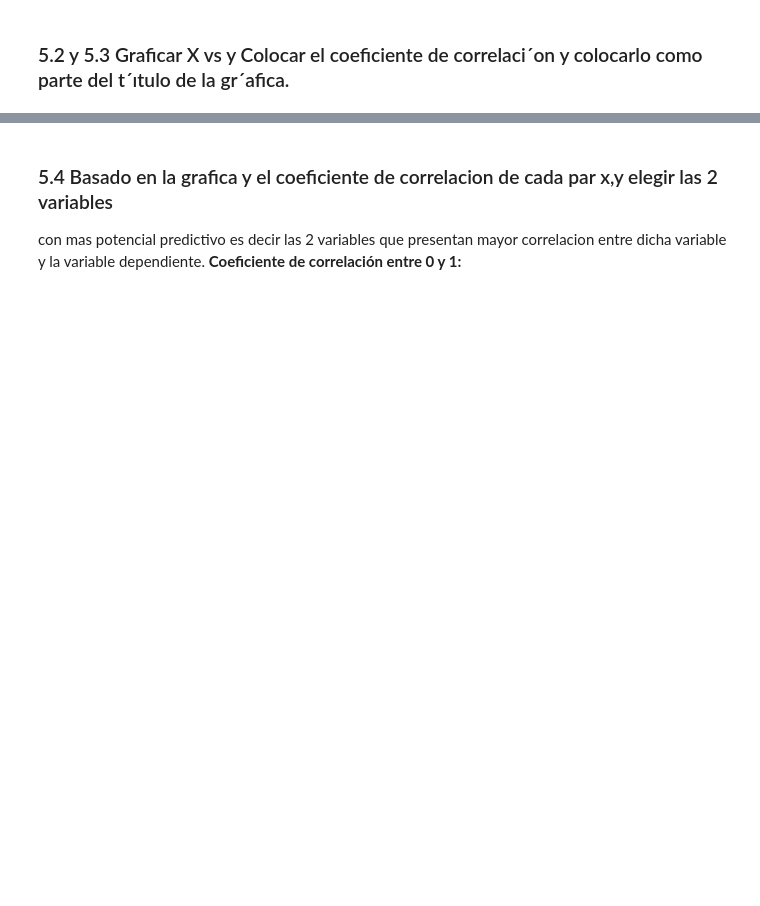
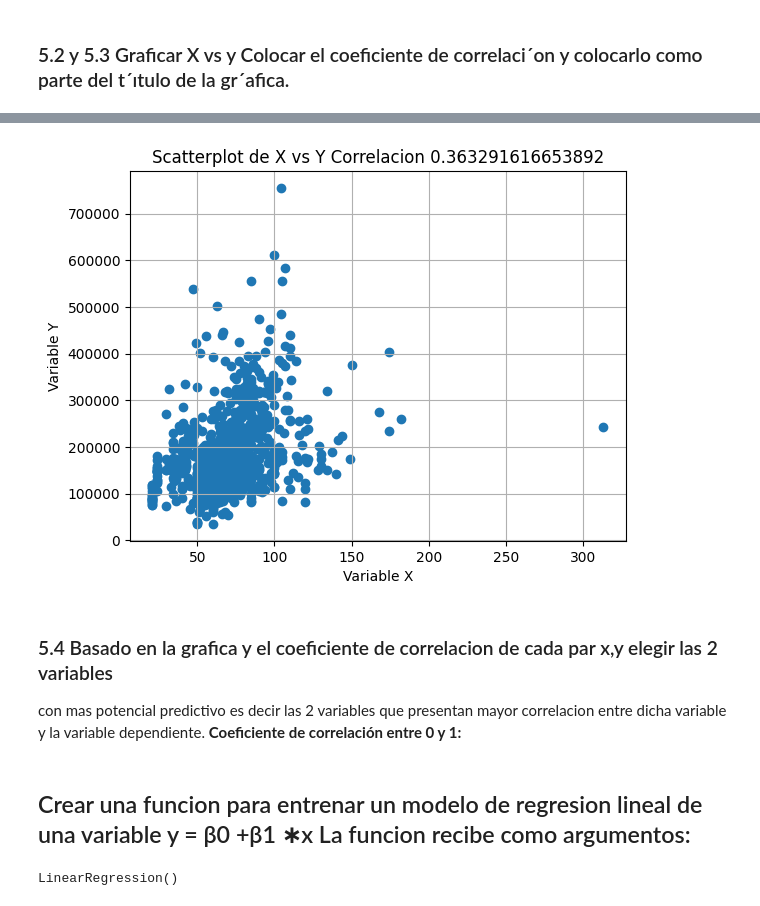
Before and after one commit to andrewhdz130794/Proyecto_Final, a Jupyter notebook: Proyecto_1.ipynb, the cells around one changed output, grey strips where cells are left out. Drawn from its saved outputs; the diff is of its cells as text; code cells hidden in the pictures; blank space fills up the shorter version.

```diff
--- a/Proyecto_1.ipynb
+++ b/Proyecto_1.ipynb
@@ -113,4 +118,20 @@ plt.show()
+# %%
+# Graficar x vs y como un scatterplot
+plt.scatter(data_entrenamiento[5], data_entrenamiento[0])
+
+# Agregar etiquetas y título al gráfico
+plt.xlabel('Variable X')
+plt.ylabel('Variable Y')
+plt.title(f'Scatterplot de X vs Y Correlacion {coef_correlacion_5}')
+
+# Mostrar el gráfico
+plt.grid(True)  # Agregar una cuadrícula al gráfico si lo deseas
+plt.show()
+# %% [output]
+[figure, added]
 # %% [markdown]
 ### 5.4 Basado en la grafica y el coeficiente de correlacion de cada par x,y elegir las 2 variables
 con mas potencial predictivo es decir las 2 variables que presentan mayor correlacion
 entre dicha variable y la variable dependiente. **Coeficiente de correlación entre 0 y 1:**
+# %% [markdown]
+## Crear una funcion para entrenar un modelo de regresion lineal de una variable y = β0 +β1 ∗x La funcion recibe como argumentos:
@@ -116,0 +159,6 @@ entre dicha variable y la variable dependiente. **Coeficiente de correlación en
+# %%
+# Posterior a la division en matrices de x y y ya podemos hacer la regresion lineal
+model = LinearRegression()
+model.fit(x_final, y_final,epochs)
+# %% [output]
+LinearRegression()
```
Also changed, not shown: parts of 8 cells of this notebook.
